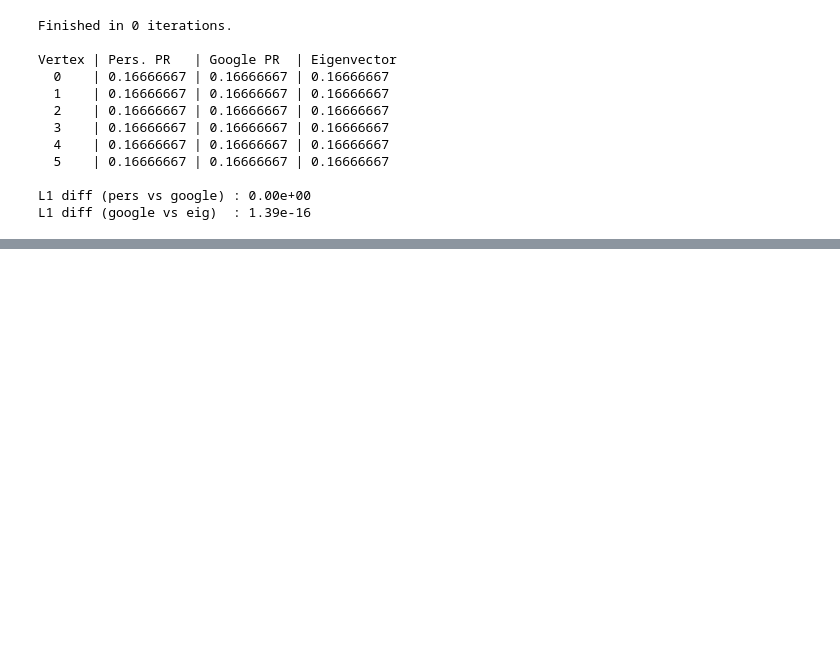
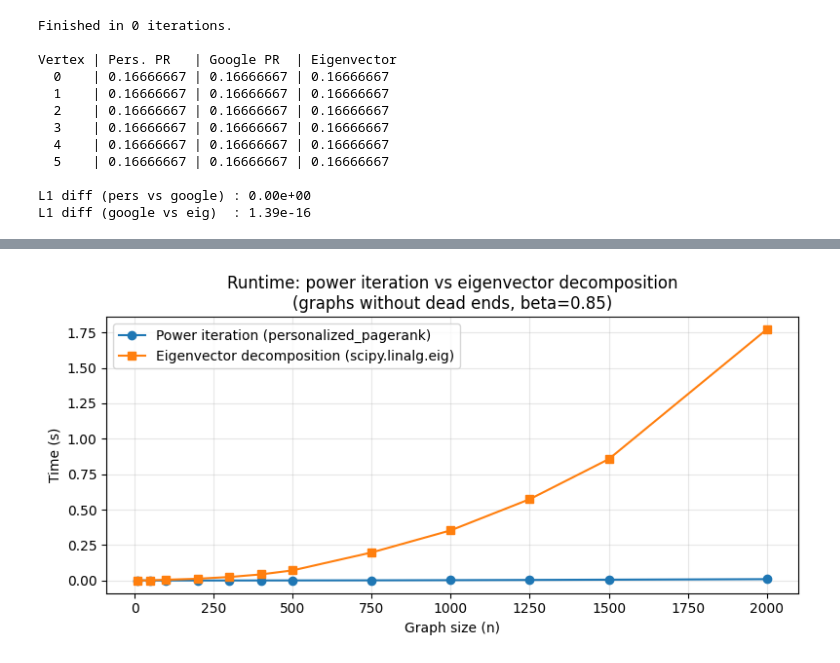
Before and after one commit to shulaze731/SDM-PA3, a Jupyter notebook: PA3.ipynb, the cells around one changed output, grey strips where cells are left out. Drawn from its saved outputs; the diff is of its cells as text; code cells hidden in the pictures; blank space fills up the shorter version.

Commit message:
added more runtime tests

```diff
--- a/PA3.ipynb
+++ b/PA3.ipynb
@@ -736,0 +744,41 @@ Finished in 3 iterations.
+# %%
+sizes = [10, 50, 100, 200, 300, 400, 500, 750, 1000, 1250, 1500, 2000]
+times_power = []
+times_eigen = []
+
+for size in sizes:
+
+    G = generate_random_2D_graph(size)
+
+    t = np.ones(size) / size
+    M = construct_M(G)
+    Gm = google_matrix(M, beta=0.85)
+
+
+    start = time.time()
+    r_power = personalized_pagerank(G, teleportation=t, beta=0.85, epsilon=1e-6)
+    times_power.append(time.time() - start)
+
+
+    start = time.time()
+    vals, vecs = eig(Gm)
+    dominant_idx = np.argmax(np.real(vals))
+    r_eig = np.abs(np.real(vecs[:, dominant_idx]))
+    r_eig = r_eig / r_eig.sum()
+    times_eigen.append(time.time() - start)
+
+
+    diff = l1_norm_1D(r_power, r_eig)
+
+
+plt.figure(figsize=(8, 4))
+plt.plot(sizes, times_power, "o-", label="Power iteration (personalized_pagerank)")
+plt.plot(sizes, times_eigen, "s-", label="Eigenvector decomposition (scipy.linalg.eig)")
+plt.xlabel("Graph size (n)")
+plt.ylabel("Time (s)")
+plt.title("Runtime: power iteration vs eigenvector decomposition\n(graphs without dead ends, beta=0.85)")
+plt.legend()
+plt.grid(True, alpha=0.3)
+plt.tight_layout()
+plt.show()
+# %% [output]
@@ -736,0 +797 @@ Finished in 3 iterations.
+[figure, added]
```
Also changed, not shown: parts of 10 cells of this notebook.
